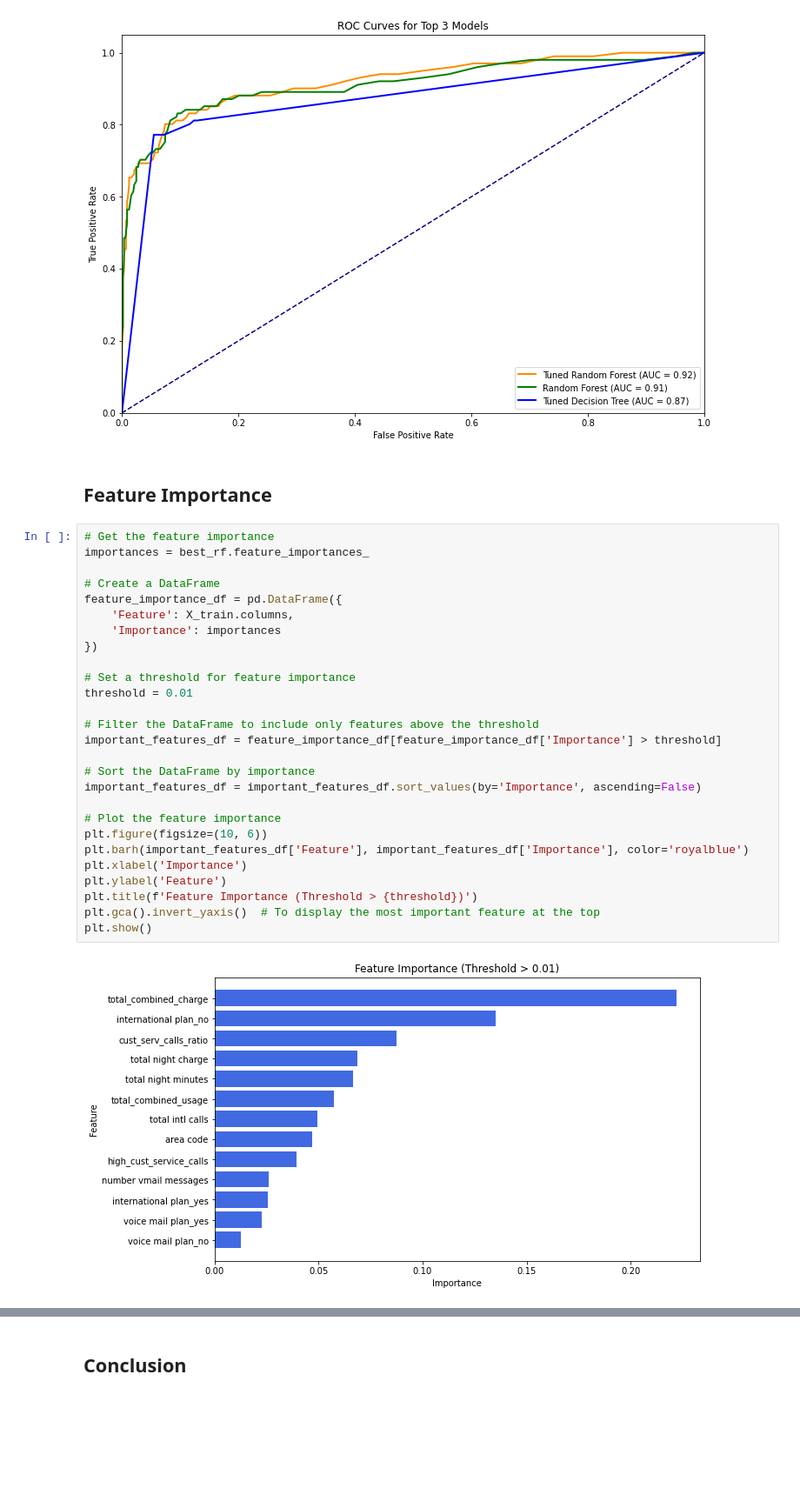
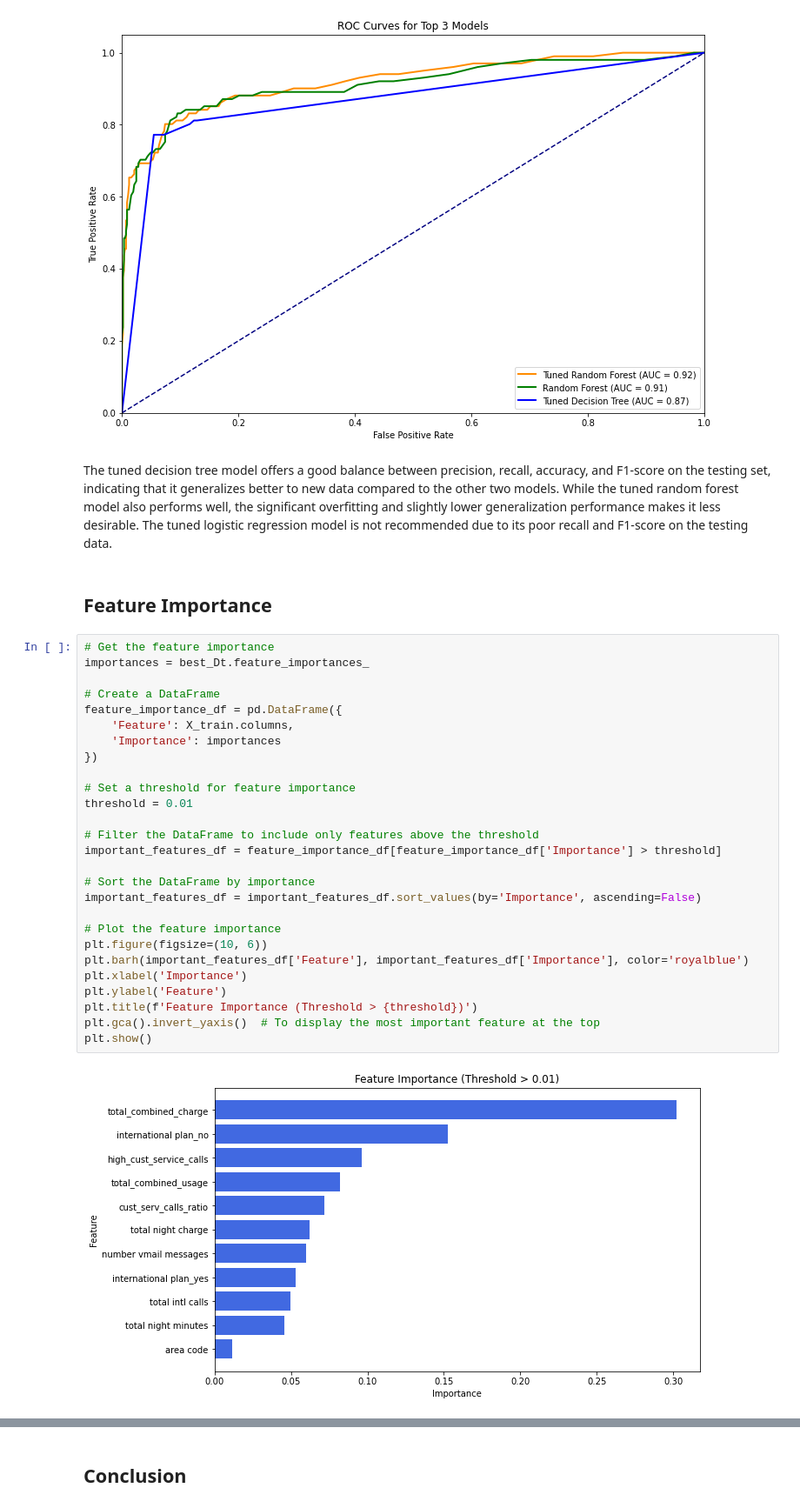
Before and after one commit to daveochieng8/Customer-Churn, a Jupyter notebook: index.ipynb, the cells around one changed output, grey strips where cells are left out. Shown at 87% size. Drawn from its saved outputs; the diff is of its cells as text; blank space fills up the shorter version.

```diff
--- a/index.ipynb
+++ b/index.ipynb
@@ -1024,34 +1083,36 @@ plot_evaluation_metrics(models, X_test, y_test, model_names)
 plot_roc_curves(models, X_test, y_test, model_names)
 # %% [output]
 [figure]
+# %% [markdown]
+The tuned decision tree model offers a good balance between precision, recall, accuracy, and F1-score on the testing set, indicating that it generalizes better to new data compared to the other two models. While the tuned random forest model also performs well, the significant overfitting and slightly lower generalization performance makes it less desirable. The tuned logistic regression model is not recommended due to its poor recall and F1-score on the testing data.
 # %% [markdown]
 ##  Feature Importance
 # %%
 # Get the feature importance
-importances = best_rf.feature_importances_
+importances = best_Dt.feature_importances_
 
 # Create a DataFrame
 feature_importance_df = pd.DataFrame({
     'Feature': X_train.columns,
     'Importance': importances
 })
 
 # Set a threshold for feature importance
 threshold = 0.01
 
 # Filter the DataFrame to include only features above the threshold
 important_features_df = feature_importance_df[feature_importance_df['Importance'] > threshold]
 
 # Sort the DataFrame by importance
 important_features_df = important_features_df.sort_values(by='Importance', ascending=False)
 
 # Plot the feature importance
 plt.figure(figsize=(10, 6))
 plt.barh(important_features_df['Feature'], important_features_df['Importance'], color='royalblue')
 plt.xlabel('Importance')
 plt.ylabel('Feature')
 plt.title(f'Feature Importance (Threshold > {threshold})')
 plt.gca().invert_yaxis()  # To display the most important feature at the top
 plt.show()
 # %% [output]
-[figure, old version]
+[figure, new version]
```
Also changed, not shown: parts of 30 cells of this notebook.
